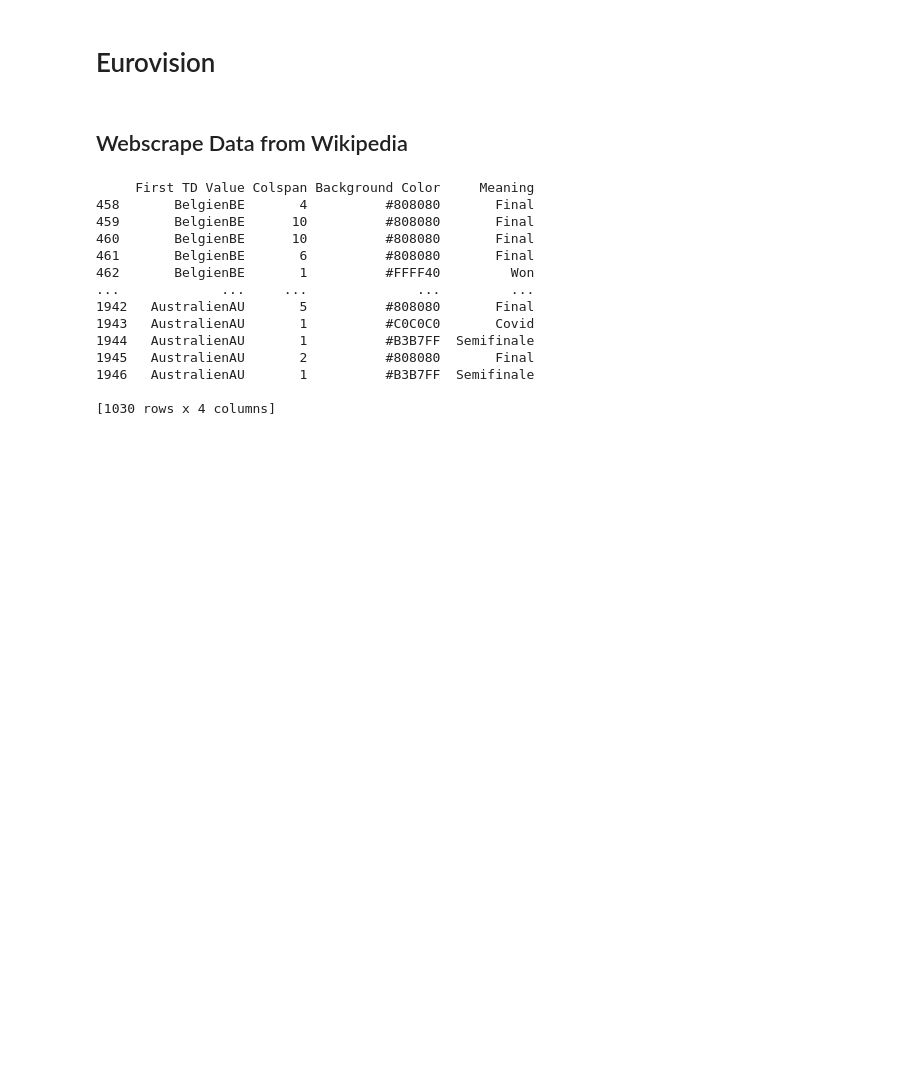
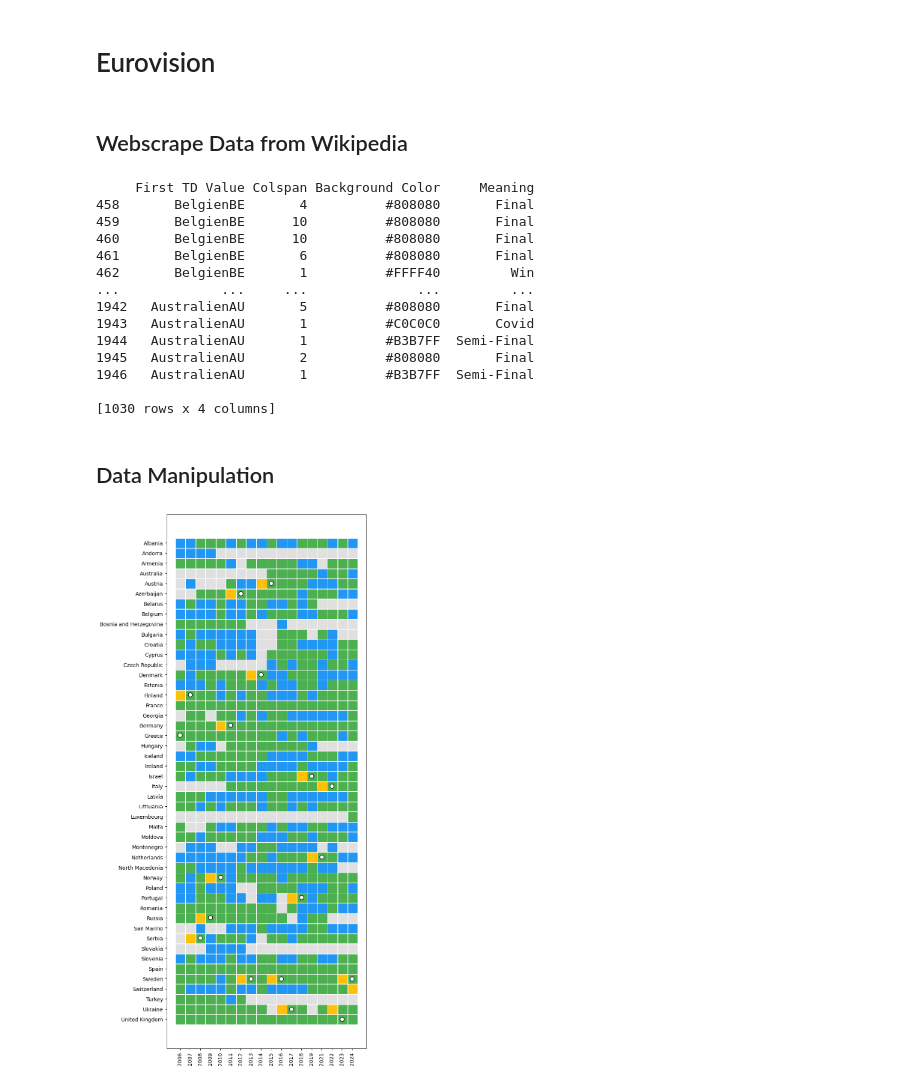
Before and after one commit to OlgaKuzminichna/visualizations, a Jupyter notebook: code/eurovision/eurovision.ipynb, the cells around one changed output. Saved outputs shown, nothing was run; the diff lists cells and outputs as text; code cells hidden in the pictures; blank space fills up the shorter version.

```diff
--- a/code/eurovision/eurovision.ipynb
+++ b/code/eurovision/eurovision.ipynb
@@ -6,6 +6,9 @@
 from bs4 import BeautifulSoup
 import requests
 import pandas as pd
+import pandas as pd
+import matplotlib.pyplot as plt
+import seaborn as sns
 URL = "https://de.wikipedia.org/wiki/Eurovision_Song_Contest#L%C3%A4nderstatistik"
 
 page = requests.get(URL).text
@@ -29,12 +32,12 @@ df = pd.DataFrame(df)
 
 color_meanings = {
     '#808080': 'Final',
-    '#FFFF40': 'Won',
-    '#FFCBCB': 'Abgesagt',
-    '#B3B7FF': 'Semifinale',
+    '#FFFF40': 'Win',
+    '#FFCBCB': 'Not present',
+    '#B3B7FF': 'Semi-Final',
     '#C0C0C0': 'Covid',
     '#B9FFC5': 'Delete',
-    '#EAECF0': 'Did not participate'
+    '#EAECF0': 'Not present'
 }
 
 df = df.dropna(subset=['Colspan', 'Background Color'])
@@ -50,15 +53,17 @@ print(df)
 459       BelgienBE      10          #808080       Final
 460       BelgienBE      10          #808080       Final
 461       BelgienBE       6          #808080       Final
-462       BelgienBE       1          #FFFF40         Won
+462       BelgienBE       1          #FFFF40         Win
 ...             ...     ...              ...         ...
 1942   AustralienAU       5          #808080       Final
 1943   AustralienAU       1          #C0C0C0       Covid
-1944   AustralienAU       1          #B3B7FF  Semifinale
+1944   AustralienAU       1          #B3B7FF  Semi-Final
 1945   AustralienAU       2          #808080       Final
-1946   AustralienAU       1          #B3B7FF  Semifinale
+1946   AustralienAU       1          #B3B7FF  Semi-Final
 
 [1030 rows x 4 columns]
+# %% [markdown]
+## Data Manipulation
 # %%
 start_year = 1956
 
@@ -95,0 +186,48 @@ print(expanded_df)
+# %%
+
+
+heatmap_data = df_clean.pivot_table(index=['Country'], columns='Year', values='Meaning', aggfunc=lambda x: ', '.join(x) )
+
+# Create a mapping for colors based on 'Meaning'
+meaning_colors = {
+    'Final': '#4CAF50',        # Green
+    'Semi-Final': '#2196F3',   # Blue
+    'Not present': '#E0E0E0',  # Light Grey
+    'Win': '#FFC107'         # Yellow
+}
+
+
+color_mapped = heatmap_data.applymap(lambda x: meaning_colors.get(x, '#FFFFFF'))
+
+fig, ax = plt.subplots(figsize=(30, 15))
+
+
+square_size = 0.9
+spacing = 0.2
+
+for i, country in enumerate(heatmap_data.index):
+    for j, year in enumerate(heatmap_data.columns):
+        meaning = heatmap_data.loc[country, year]
+        color = meaning_colors.get(meaning, '#FFFFFF')
+        ax.add_patch(plt.Rectangle(
+            (j + spacing / 2, i + spacing / 2),
+            square_size, square_size,
+            color=color, edgecolor='white', linewidth=0.8
+        ))
+        if df_clean[(df_clean['Country'] == country) & (df_clean['Year'] == year) & (df_clean['Host'] == 1)].any().any():
+            plt.plot(j + 0.5, i + 0.5, 'o', markerfacecolor='white', markeredgecolor='black', markersize=8)
+
+
+ax.set_yticks([i + 0.5 for i in range(len(heatmap_data.index))])
+ax.set_yticklabels(heatmap_data.index)
+ax.set_xticks([j + 0.5 for j in range(len(heatmap_data.columns))])
+ax.set_xticklabels(heatmap_data.columns, rotation=90)
+
+ax.invert_yaxis()
+ax.set_aspect('equal')
+ax.grid(False)
+
+plt.tight_layout()
+plt.show()
+# %% [output]
+[figure, added]
```
Also changed, not shown: parts of 1 cell of this notebook.
